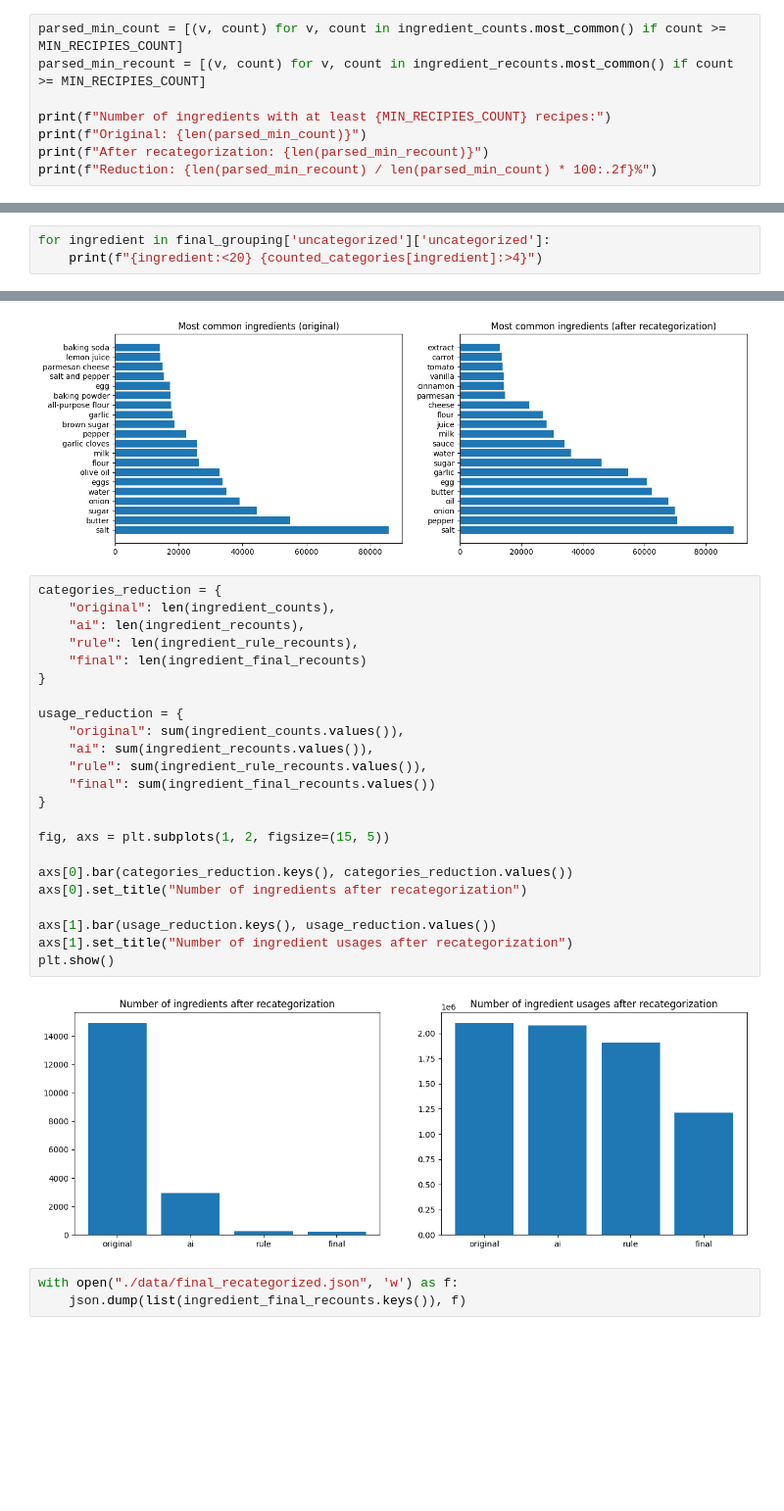
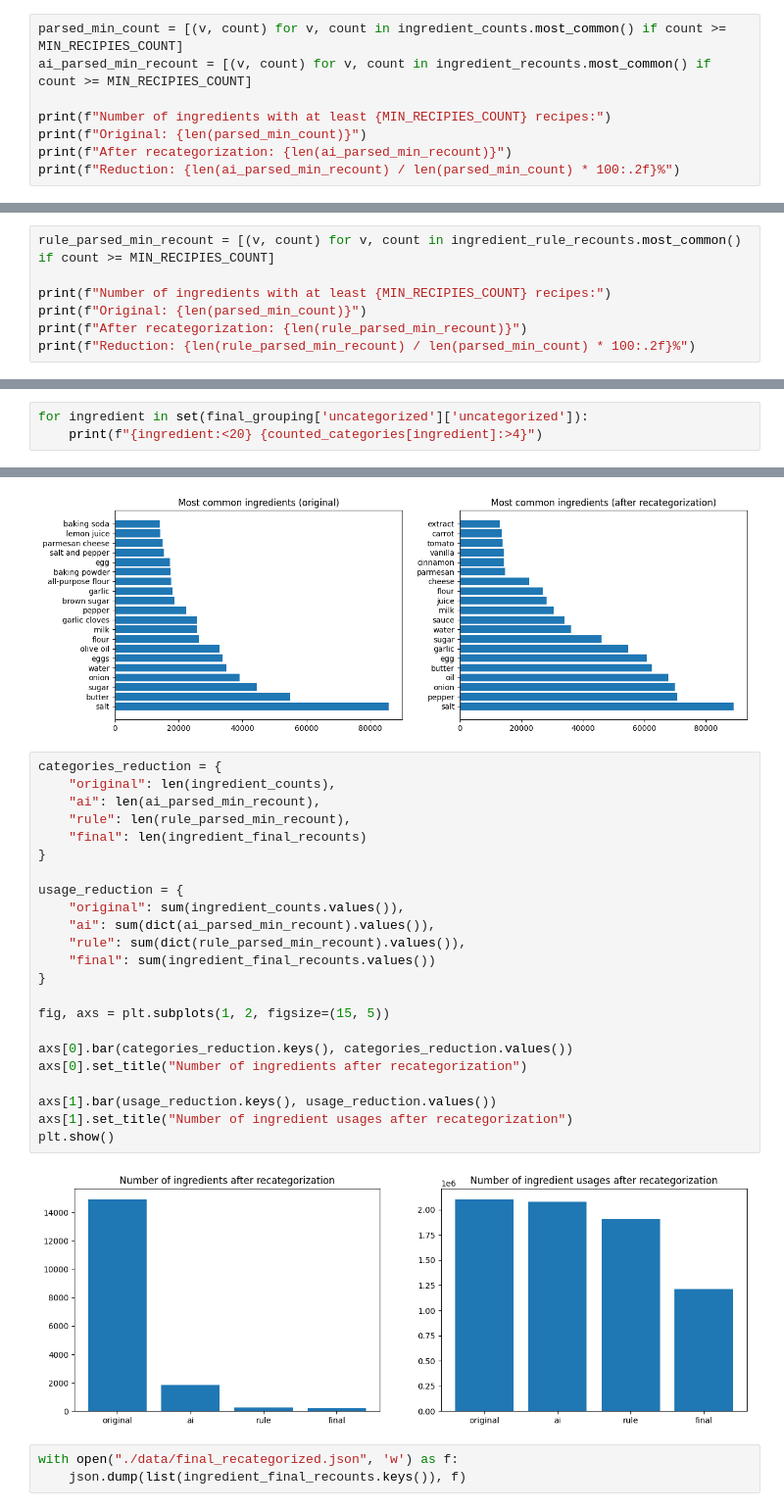
Before and after one commit to Tremirre/EaT-PIM-Revised, a Jupyter notebook: report.ipynb, the cells around one changed output, grey strips where cells are left out. Shown at 98% size. Drawn from its saved outputs; the diff is of its cells as text; blank space fills up the shorter version.

```diff
--- a/report.ipynb
+++ b/report.ipynb
@@ -408,12 +408,12 @@ plt.show()
 [figure]
 # %%
 parsed_min_count = [(v, count) for v, count in ingredient_counts.most_common() if count >= MIN_RECIPIES_COUNT]
-parsed_min_recount = [(v, count) for v, count in ingredient_recounts.most_common() if count >= MIN_RECIPIES_COUNT]
+ai_parsed_min_recount = [(v, count) for v, count in ingredient_recounts.most_common() if count >= MIN_RECIPIES_COUNT]
 
 print(f"Number of ingredients with at least {MIN_RECIPIES_COUNT} recipes:")
 print(f"Original: {len(parsed_min_count)}")
-print(f"After recategorization: {len(parsed_min_recount)}")
-print(f"Reduction: {len(parsed_min_recount) / len(parsed_min_count) * 100:.2f}%")
+print(f"After recategorization: {len(ai_parsed_min_recount)}")
+print(f"Reduction: {len(ai_parsed_min_recount) / len(parsed_min_count) * 100:.2f}%")
 # %% [output]
 Number of ingredients with at least 5 recipes:
 Original: 7992
@@ -631,3 +631,10 @@ Numbr of ingredients after recategorization:
 len(ingredient_rule_recounts)
 # %% [output]
 242
+# %%
+rule_parsed_min_recount = [(v, count) for v, count in ingredient_rule_recounts.most_common() if count >= MIN_RECIPIES_COUNT]
+
+print(f"Number of ingredients with at least {MIN_RECIPIES_COUNT} recipes:")
+print(f"Original: {len(parsed_min_count)}")
+print(f"After recategorization: {len(rule_parsed_min_recount)}")
+print(f"Reduction: {len(rule_parsed_min_recount) / len(parsed_min_count) * 100:.2f}%")
@@ -681,6 +693,6 @@ Counter({'cheese': 344,
          'chili pods': 2,
          ...})
 # %%
-for ingredient in final_grouping['uncategorized']['uncategorized']:
+for ingredient in set(final_grouping['uncategorized']['uncategorized']):
     print(f"{ingredient:<20} {counted_categories[ingredient]:>4}")
 # %% [output]
@@ -760,28 +772,28 @@ plt.show()
 # %%
 categories_reduction = {
     "original": len(ingredient_counts),
-    "ai": len(ingredient_recounts),
-    "rule": len(ingredient_rule_recounts),
+    "ai": len(ai_parsed_min_recount),
+    "rule": len(rule_parsed_min_recount),
     "final": len(ingredient_final_recounts)
 }
 
 usage_reduction = {
     "original": sum(ingredient_counts.values()),
-    "ai": sum(ingredient_recounts.values()),
-    "rule": sum(ingredient_rule_recounts.values()),
+    "ai": sum(dict(ai_parsed_min_recount).values()),
+    "rule": sum(dict(rule_parsed_min_recount).values()),
     "final": sum(ingredient_final_recounts.values())
 }
 
 fig, axs = plt.subplots(1, 2, figsize=(15, 5))
 
 axs[0].bar(categories_reduction.keys(), categories_reduction.values())
 axs[0].set_title("Number of ingredients after recategorization")
 
 axs[1].bar(usage_reduction.keys(), usage_reduction.values())
 axs[1].set_title("Number of ingredient usages after recategorization")
 plt.show()
 # %% [output]
-[figure, old version]
+[figure, new version]
 # %%
 with open("./data/final_recategorized.json", 'w') as f:
     json.dump(list(ingredient_final_recounts.keys()), f)
```
Also changed, not shown: parts of 2 cells of this notebook, 1 other file.
